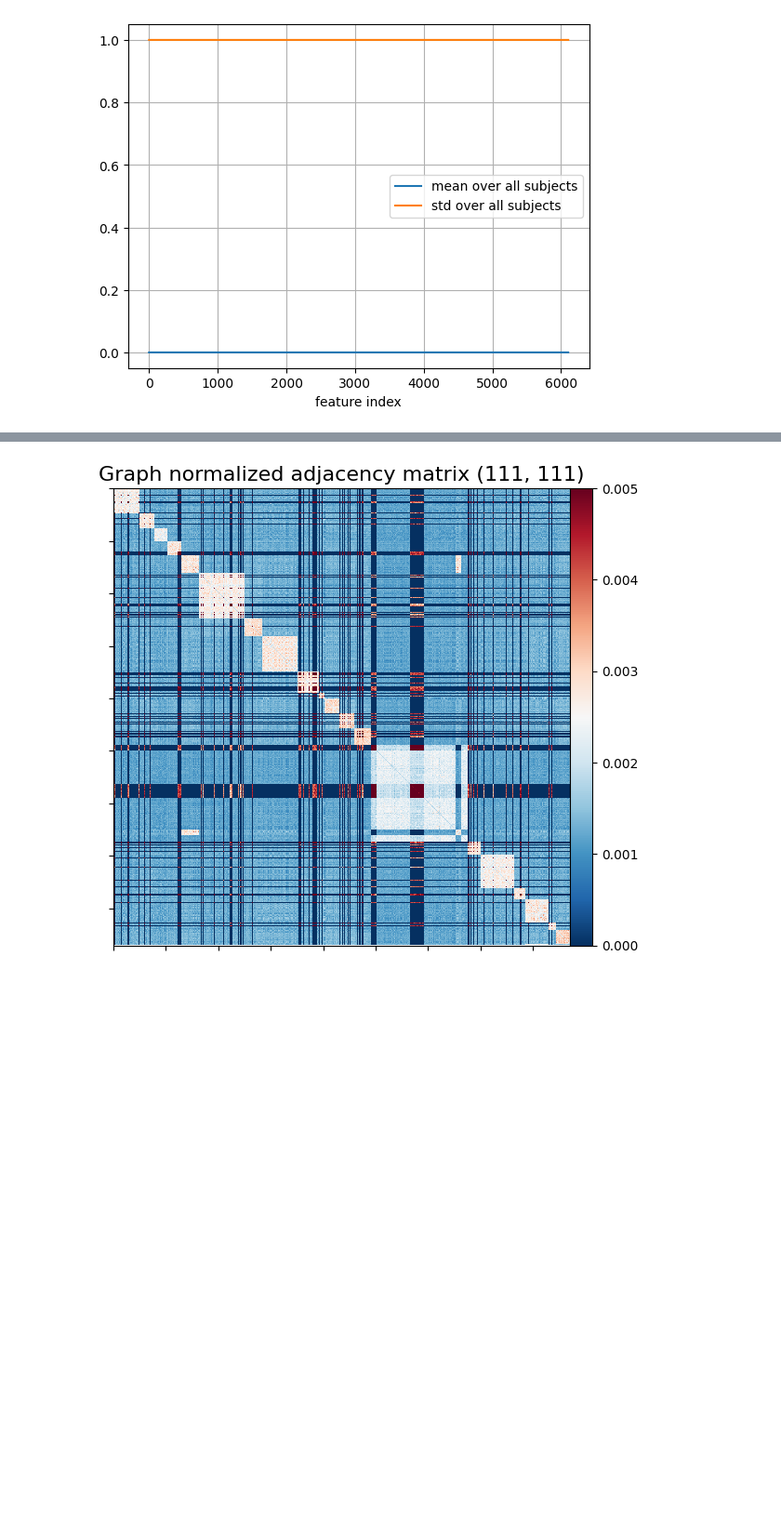
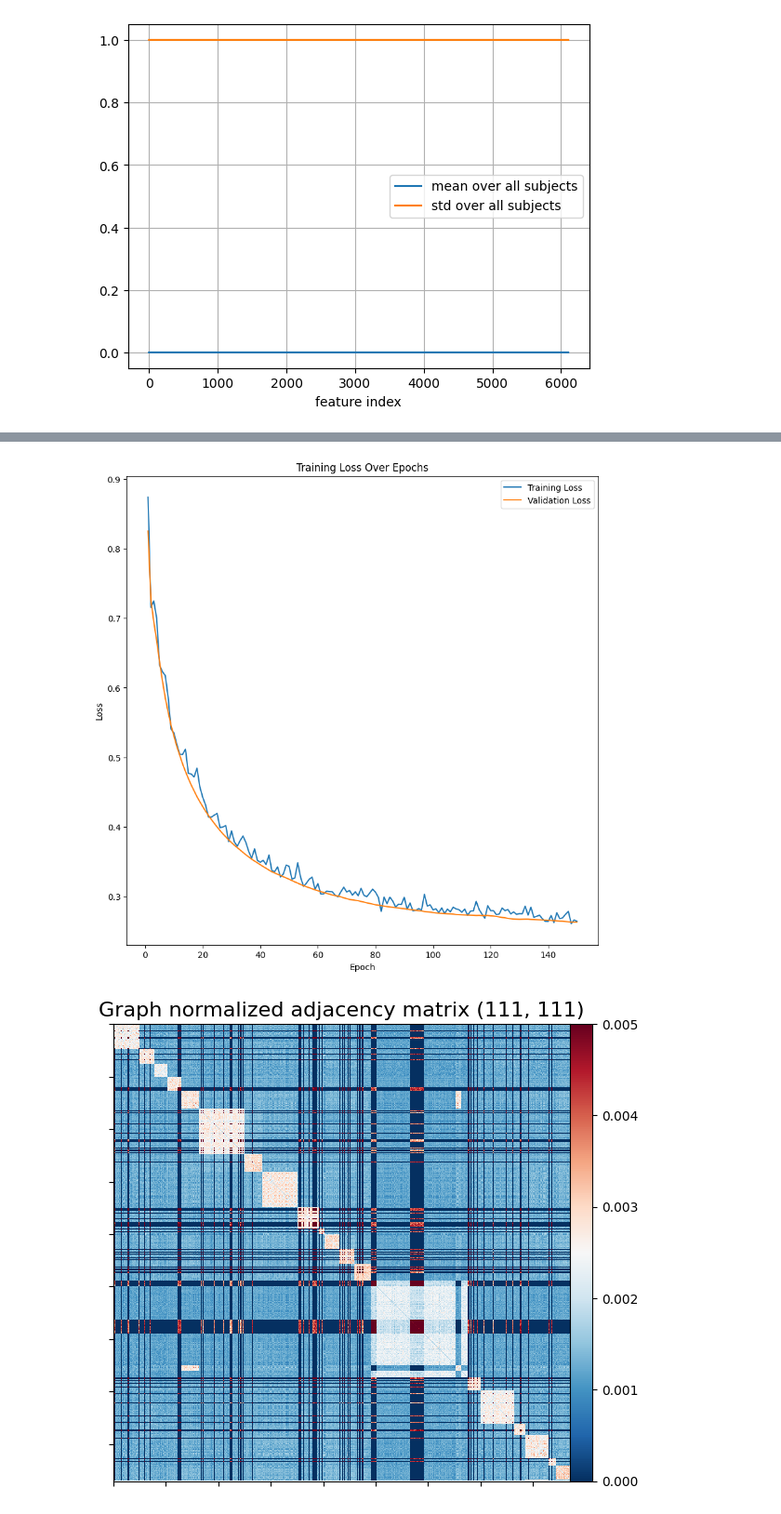
Before and after one commit to balthazarneveu/spectral_graph_convolutions, a Jupyter notebook: studies/abide_dataset_exploration.ipynb, the cells around one changed output, grey strips where cells are left out. Shown at 93% size. Cells and saved outputs as stored; diff of their text form; code cells hidden in the pictures; blank space fills up the shorter version.

```diff
--- a/studies/abide_dataset_exploration.ipynb
+++ b/studies/abide_dataset_exploration.ipynb
@@ -68,14 +70,14 @@ class AutoEncoder(nn.Module):
     def __init__(self, input_dim, hidden_dim, bottleneck_dim):
         super(AutoEncoder, self).__init__()
         self.fc_encoder = nn.Sequential(
-                            nn.Linear(input_dim, hidden_dim),
-                            nn.Tanh(),
-                            nn.Linear(hidden_dim, bottleneck_dim)
+                            # nn.Linear(input_dim, hidden_dim),
+                            # nn.Tanh(),
+                            nn.Linear(input_dim, bottleneck_dim)
                             )
         self.fc_decoder = nn.Sequential(
-                            nn.Linear(bottleneck_dim, hidden_dim),
-                            nn.Tanh(),
-                            nn.Linear(hidden_dim, input_dim)
+                            nn.Linear(bottleneck_dim, input_dim),
+                            # nn.Tanh(),
+                            # nn.Linear(hidden_dim, input_dim)
                             )
 
     def forward(self, x):
@@ -195,7 +198,7 @@ visual_sanity_check_input(inp)
 # Split data into train and test sets
 from sklearn.model_selection import train_test_split
 
-inp_train, inp_test = train_test_split(inp_raw, test_size=0.1, random_state=42) # make the random split reproducible
+inp_train, inp_test = train_test_split(inp, test_size=0.1, random_state=42) # make the random split reproducible
 # %%
 training_data = {
     INPUTS: inp,
@@ -209,11 +212,11 @@ val_data = {
 
 nb_samples = training_data[INPUTS].shape[0]
 input_features = training_data[INPUTS].shape[1]
-bottleneck_dim = 4000
-hidden_dim = 2000
+bottleneck_dim = 2000
+hidden_dim = 1000
 num_classes = 2
-lr = 1e-3
-nb_epochs = 100
+lr = 1e-2
+nb_epochs = 150
 
 AE = AutoEncoder(input_features, hidden_dim, bottleneck_dim)
 AE.to(device)
@@ -240,3 +244,24 @@ KeyboardInterrupt:
+# %%
+import matplotlib.pyplot as plt
+import torch
+
+def plot_losses(metrics):
+    training_losses = metrics['training_losses']
+    validation_losses = metrics['validation_losses']
+
+    plt.figure(figsize=(10, 10))
+    plt.plot(range(1, len(training_losses) + 1), [loss.item() for loss in training_losses], label='Training Loss')
+    plt.title('Training Loss Over Epochs')
+    plt.plot(range(1, len(validation_losses) + 1), [loss for loss in validation_losses], label='Validation Loss')
+    plt.title('Training Loss Over Epochs')
+    plt.xlabel('Epoch')
+    plt.ylabel('Loss')
+    plt.legend()
+    plt.show()
+
+plot_losses(metrics)
+# %% [output]
+[figure, added]
 # %%
 # % sanity check on graph adjacency matrix
 model = GCN(inp.shape[1], adj, hdim=64)
```
Also changed, not shown: parts of 4 cells of this notebook, 3 other files.
